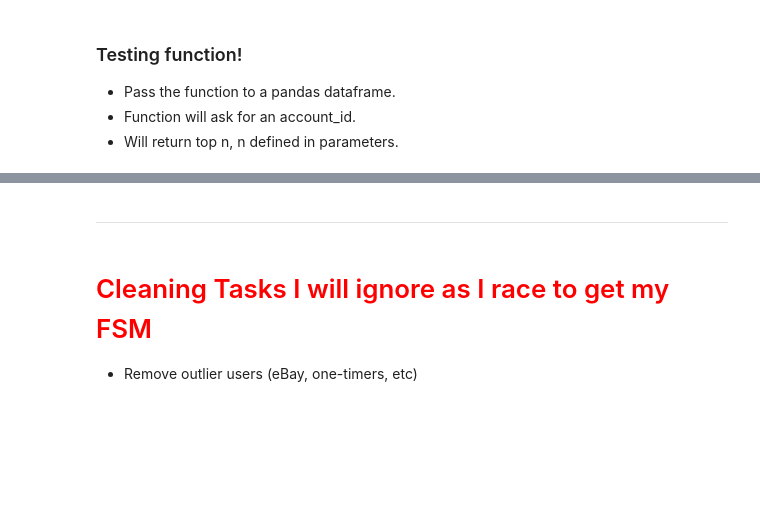
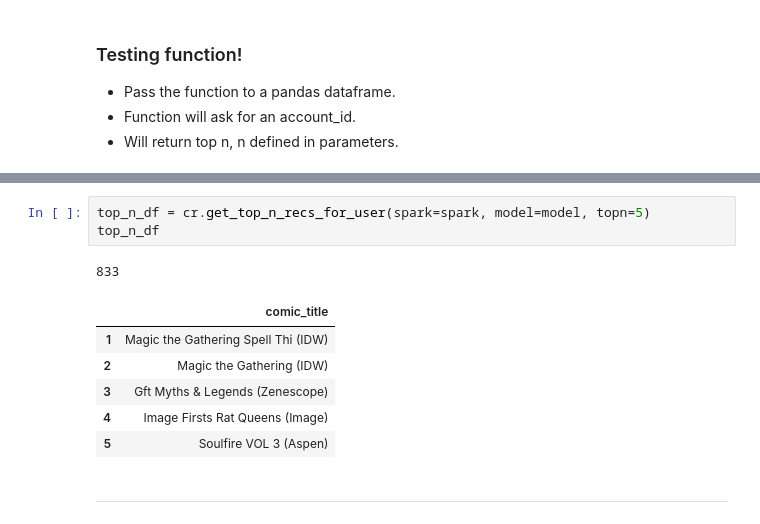
Before and after one commit to werlindo/comics_rx, a Jupyter notebook: comics_rx-2b_als_reduced.ipynb, the cells around one changed output, grey strips where cells are left out. Drawn from its saved outputs; the diff is of its cells as text; blank space fills up the shorter version.

```diff
--- a/comics_rx-2b_als_reduced.ipynb
+++ b/comics_rx-2b_als_reduced.ipynb
@@ -608,5 +576,13 @@ top_n_df
+# %%
+top_n_df = cr.get_top_n_recs_for_user(spark=spark, model=model, topn=5)
+top_n_df
+# %% [output]
+833
+|  | comic_title |
+| 1 | Magic the Gathering Spell Thi (IDW) |
+| 2 | Magic the Gathering (IDW) |
+| 3 | Gft Myths & Legends (Zenescope) |
+| 4 | Image Firsts Rat Queens (Image) |
+| 5 | Soulfire VOL 3 (Aspen) |
 # %% [markdown]
 ---
-# %% [markdown]
-# <font color="red">Cleaning Tasks I will ignore as I race to get my FSM</font>
-- Remove outlier users (eBay, one-timers, etc)
```
Also changed, not shown: parts of 69 cells of this notebook.
